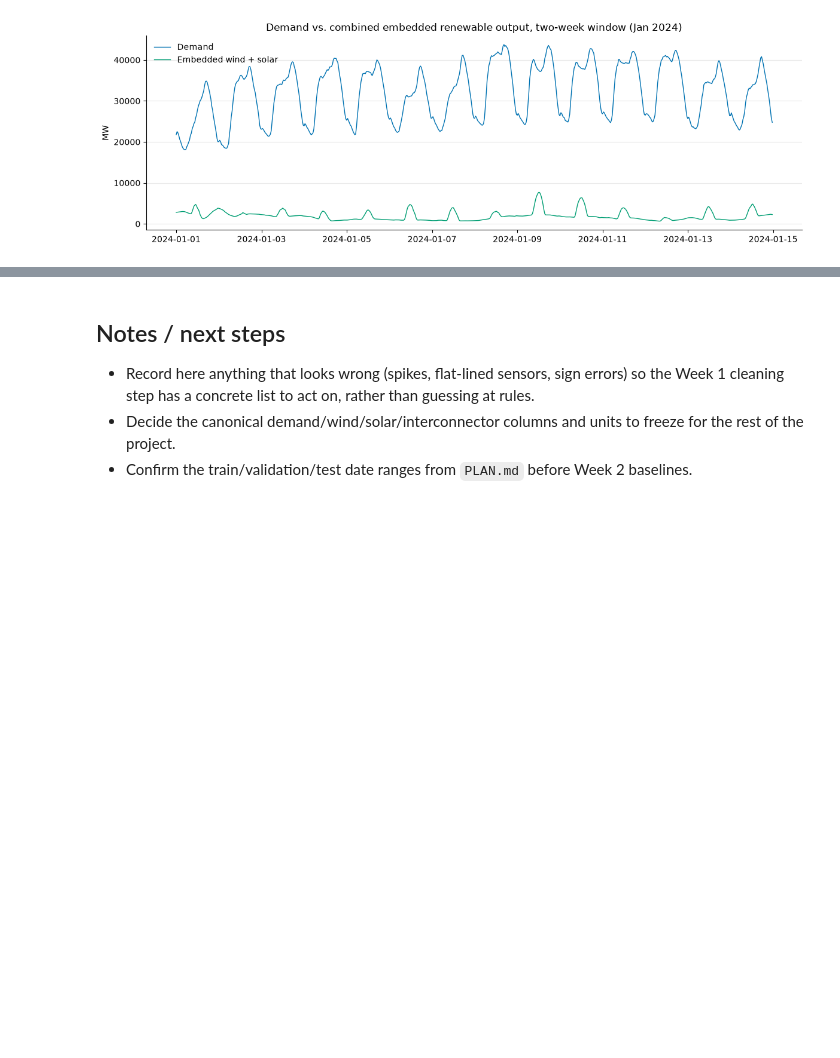
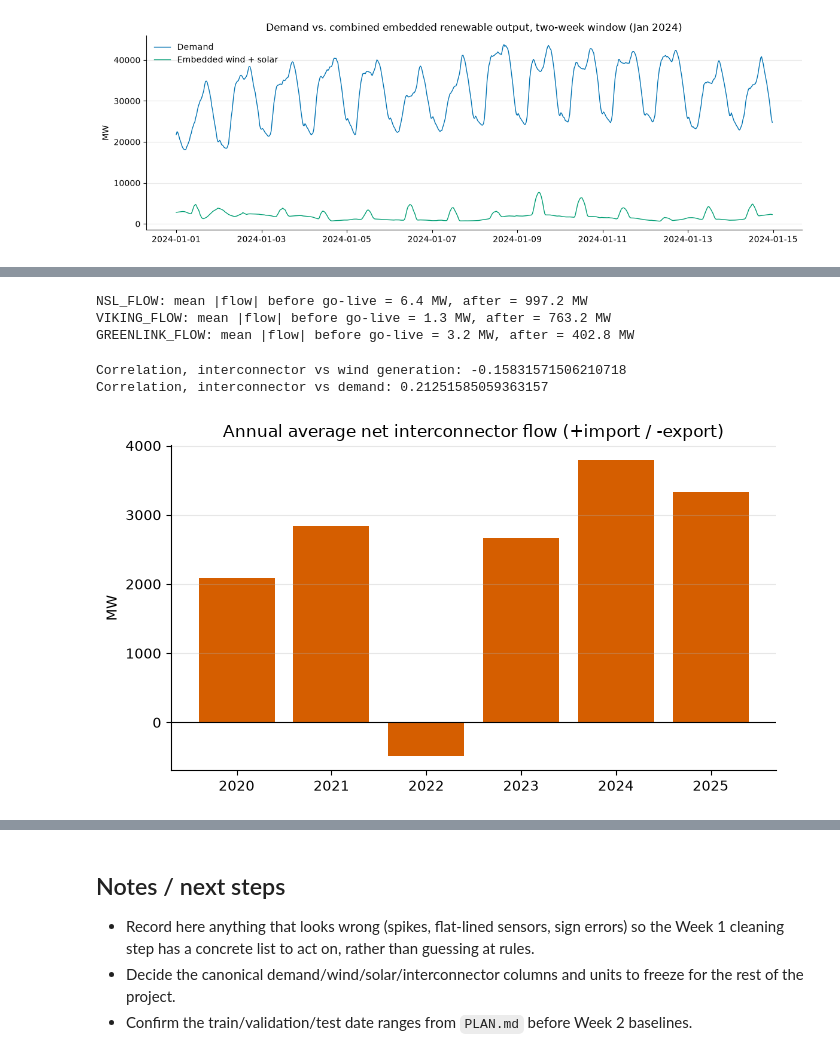
Before and after one commit to sid-lpcd/energy_demand_forecast, a Jupyter notebook: notebooks/01_explore_raw_data.ipynb, the cells around one changed output, grey strips where cells are left out. Saved outputs shown, nothing was run; the diff lists cells and outputs as text; code cells hidden in the pictures; blank space fills up the shorter version.

```diff
--- a/notebooks/01_explore_raw_data.ipynb
+++ b/notebooks/01_explore_raw_data.ipynb
@@ -269,0 +318,27 @@ fig.tight_layout()
+# %%
+for col, go_live in [("NSL_FLOW", "2021-10-01"), ("VIKING_FLOW", "2023-12-29"), ("GREENLINK_FLOW", "2025-01-30")]:
+    before = df.loc[:go_live, col].iloc[:-1].abs().mean()
+    after = df.loc[go_live:, col].abs().mean()
+    print(f"{col}: mean |flow| before go-live = {before:.1f} MW, after = {after:.1f} MW")
+# %% [output]
+NSL_FLOW: mean |flow| before go-live = 6.4 MW, after = 997.2 MW
+VIKING_FLOW: mean |flow| before go-live = 1.3 MW, after = 763.2 MW
+GREENLINK_FLOW: mean |flow| before go-live = 3.2 MW, after = 402.8 MW
+# %%
+annual_interconnector = core["interconnector"].groupby(core.index.year).mean()
+
+fig, ax = plt.subplots(figsize=(7, 4))
+ax.bar(annual_interconnector.index.astype(str), annual_interconnector.values, color=PALETTE["interconnector"])
+ax.axhline(0, color="black", linewidth=0.8)
+ax.set_title("Annual average net interconnector flow (+import / -export)")
+ax.set_ylabel("MW")
+ax.spines[["top", "right"]].set_visible(False)
+ax.grid(axis="y", alpha=0.3)
+fig.tight_layout()
+
+print("Correlation, interconnector vs wind generation:", core["interconnector"].corr(core["wind"]))
+print("Correlation, interconnector vs demand:", core["interconnector"].corr(core["demand"]))
+# %% [output]
+Correlation, interconnector vs wind generation: -0.15831571506210718
+Correlation, interconnector vs demand: 0.21251585059363157
+[figure, added]
```
Also changed, not shown: parts of 6 cells of this notebook, 4 other files.
